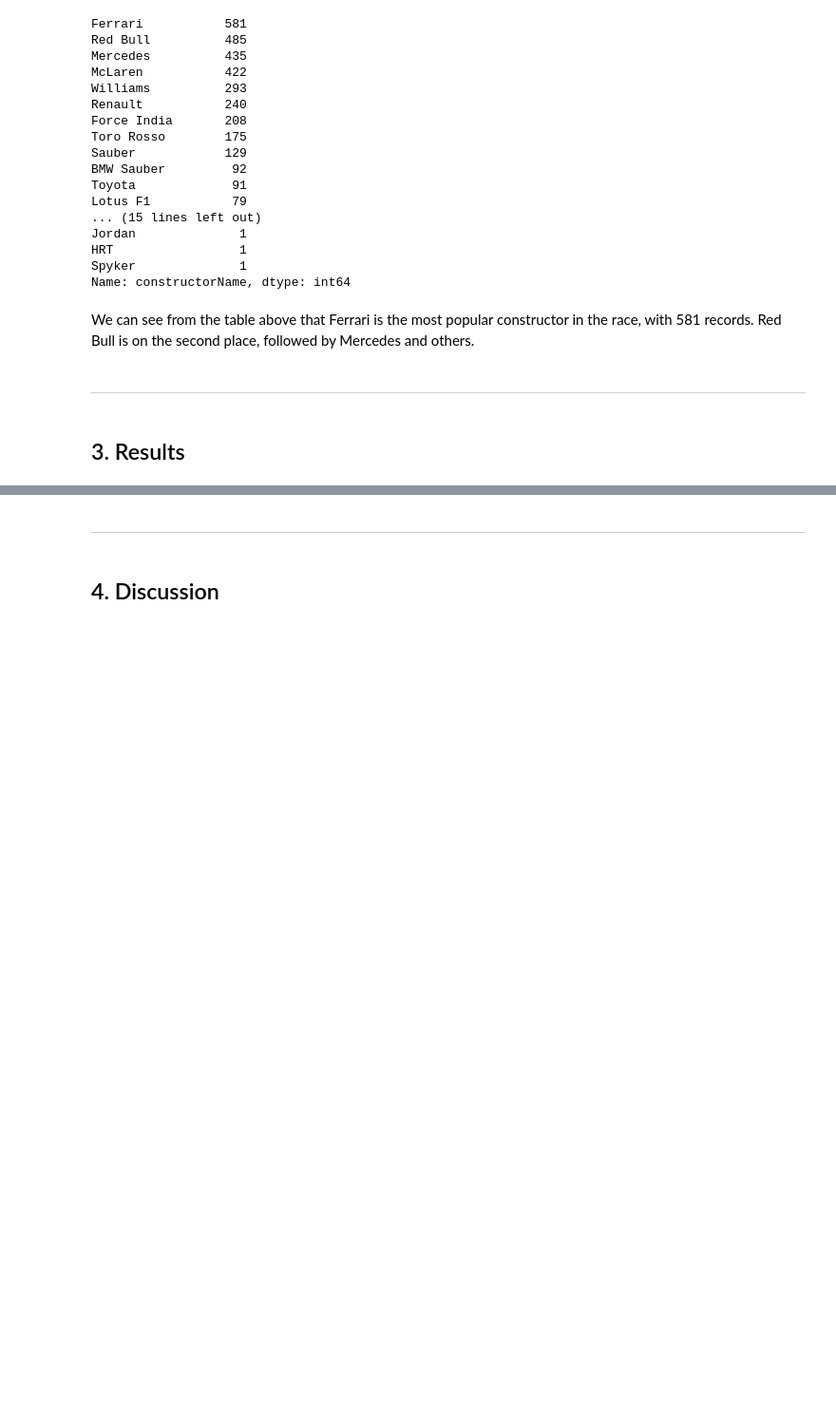
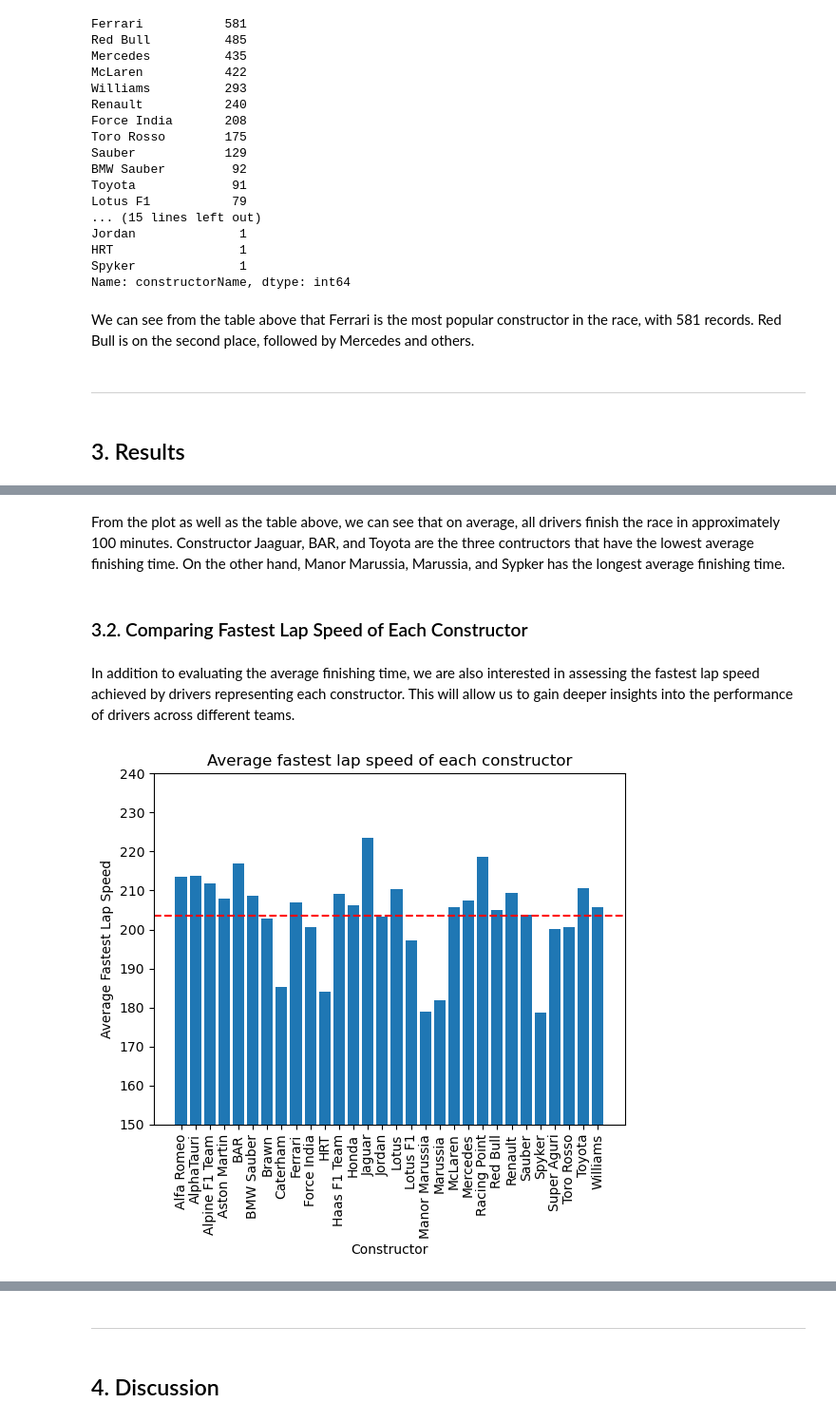
Before and after one commit to MXTeresa/qtm151spring2024, a Jupyter notebook: final_project/final_project.ipynb, the cells around one changed output, grey strips where cells are left out. Shown at 95% size. Drawn from its saved outputs; the diff is of its cells as text; code cells hidden in the pictures; blank space fills up the shorter version.

```diff
--- a/final_project/final_project.ipynb
+++ b/final_project/final_project.ipynb
@@ -166,0 +221,26 @@ We can see from the table above that Ferrari is the most popular constructor in
+# %% [markdown]
+From the plot as well as the table above, we can see that on average, all drivers finish the race in approximately 100 minutes. Constructor Jaaguar, BAR, and Toyota are the three contructors that have the lowest average finishing time. On the other hand, Manor Marussia, Marussia, and Sypker has the longest average finishing time.
+# %% [markdown]
+### 3.2. Comparing Fastest Lap Speed of Each Constructor
+# %% [markdown]
+In addition to evaluating the average finishing time, we are also interested in assessing the fastest lap speed achieved by drivers representing each constructor. This will allow us to gain deeper insights into the performance of drivers across different teams.
+# %%
+# Calculating the average fastest lap speed of each constructor
+mean_speed_cont = cleaned_results_const.groupby("constructorName").agg(mean_speed=("fastestLapSpeed", "mean"))
+
+# Reset the index to make "constructorName" a regular column
+mean_speed_cont = mean_speed_cont.reset_index()
+
+# Calculate the overall average
+overall_average_speed = mean_speed_cont["mean_speed"].mean()
+
+plt.bar(mean_speed_cont["constructorName"], mean_speed_cont["mean_speed"])
+plt.xlabel("Constructor")
+plt.ylabel("Average Fastest Lap Speed")
+plt.title("Average fastest lap speed of each constructor")
+plt.xticks(rotation=90)  # Rotate x-axis labels for better readability
+plt.axhline(y=overall_average_speed, color='r', linestyle='--', label='Overall Average') # Add a horizontal line for overall average
+plt.ylim(150, 240) # Set the y-axis range from 150 to 300
+plt.show()
+# %% [output]
+[figure, added]
```
Also changed, not shown: parts of 16 cells of this notebook, 1 other file.
